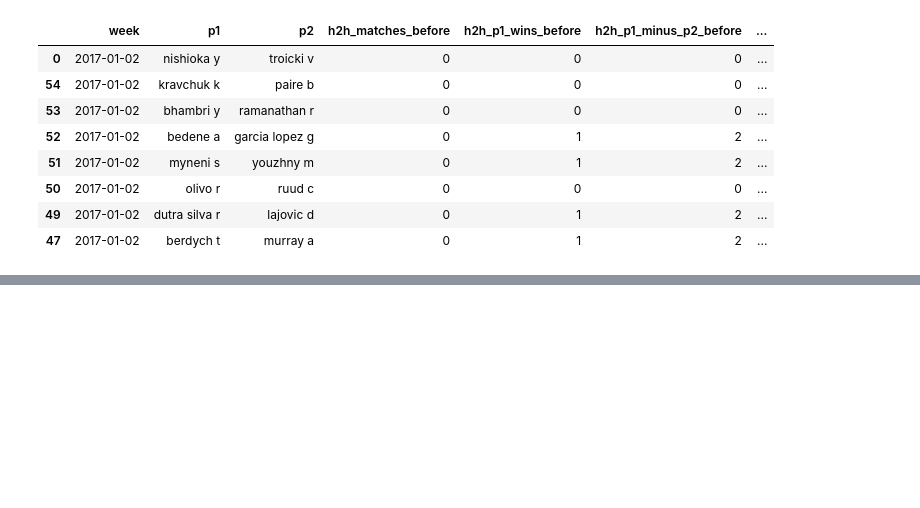
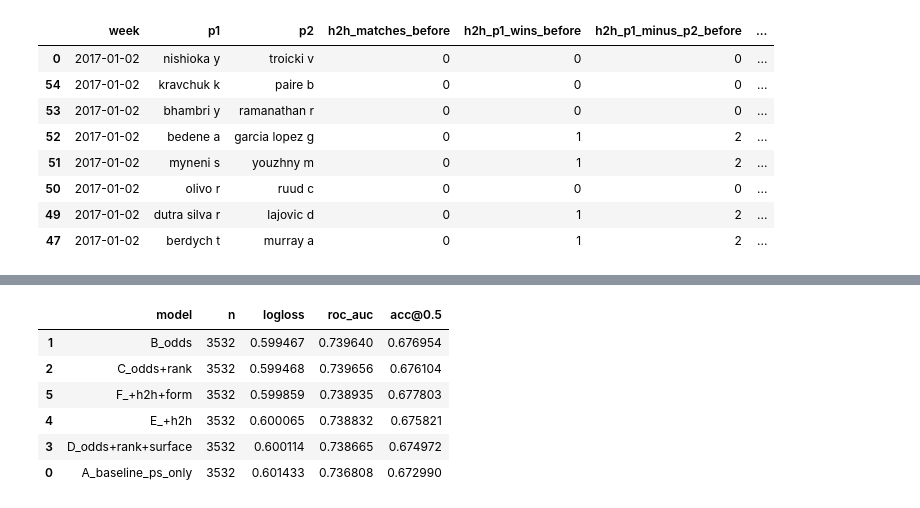
Before and after one commit to lexforfree/course_work, a Jupyter notebook: Untitled.ipynb, the cells around one changed output, grey strips where cells are left out. Saved outputs shown, nothing was run; the diff lists cells and outputs as text; code cells hidden in the pictures; blank space fills up the shorter version.

```diff
--- a/Untitled.ipynb
+++ b/Untitled.ipynb
@@ -251,0 +395,72 @@ joined[['form_p1_last10','form_p2_last10','form_diff_p1_minus_p2_last10']].head(
+# %%
+# Ablation study + coefficient inspection + calibration
+from sklearn.base import clone
+from sklearn.calibration import calibration_curve
+import matplotlib.pyplot as plt
+
+base_num = {
+    'ps': ['ps_imp_p1'],
+    'odds': ['ps_imp_p1', 'b365_imp_p1'],
+    'rank': ['rank_diff_p1_minus_p2', 'rank_points_diff_p1_minus_p2'],
+    'h2h': ['h2h_p1_minus_p2_before'],
+    'form': ['form_diff_p1_minus_p2_last10'],
+}
+
+def cols_exist(cols):
+    return [c for c in cols if c in X_train.columns]
+
+ablations = {
+    'A_baseline_ps_only': cols_exist(base_num['ps']),
+    'B_odds': cols_exist(base_num['odds']),
+    'C_odds+rank': cols_exist(base_num['odds'] + base_num['rank']),
+    'D_odds+rank+surface': cols_exist(base_num['odds'] + base_num['rank']) + feature_cols_cat,
+    'E_+h2h': cols_exist(base_num['odds'] + base_num['rank'] + base_num['h2h']) + feature_cols_cat,
+    'F_+h2h+form': cols_exist(base_num['odds'] + base_num['rank'] + base_num['h2h'] + base_num['form']) + feature_cols_cat,
+}
+
+pipe_template = Pipeline(steps=[
+    ('preprocess', preprocess),
+    ('model', LogisticRegression(max_iter=2000))
+])
+
+rows = []
+pred_store = {}
+
+for name, cols in ablations.items():
+    # rebuild preprocess with the selected columns
+    num_cols = [c for c in cols if c in feature_cols_num]
+    cat_cols = [c for c in cols if c in feature_cols_cat]
+
+    numeric_transformer = Pipeline(steps=[('imputer', SimpleImputer(strategy='median'))])
+    categorical_transformer = Pipeline(steps=[
+        ('imputer', SimpleImputer(strategy='most_frequent')),
+        ('onehot', OneHotEncoder(handle_unknown='ignore')),
+    ])
+
+    local_preprocess = ColumnTransformer(
+        transformers=[
+            ('num', numeric_transformer, num_cols),
+            ('cat', categorical_transformer, cat_cols),
+        ],
+        remainder='drop'
+    )
+
+    pipe = Pipeline(steps=[('preprocess', local_preprocess), ('model', LogisticRegression(max_iter=2000))])
+
+    pipe.fit(train_df[cols], y_train)
+    p = pipe.predict_proba(test_df[cols])[:, 1]
+    pred_store[name] = (p, pipe, cols)
+
+    m = eval_probs(y_test, p, name)
+    rows.append(m)
+
+ablation_df = pd.DataFrame(rows).sort_values('logloss')
+ablation_df
+# %% [output]
+|  | model | n | logloss | roc_auc | acc@0.5 |
+| 1 | B_odds | 3532 | 0.599467 | 0.739640 | 0.676954 |
+| 2 | C_odds+rank | 3532 | 0.599468 | 0.739656 | 0.676104 |
+| 5 | F_+h2h+form | 3532 | 0.599859 | 0.738935 | 0.677803 |
+| 4 | E_+h2h | 3532 | 0.600065 | 0.738832 | 0.675821 |
+| 3 | D_odds+rank+surface | 3532 | 0.600114 | 0.738665 | 0.674972 |
+| 0 | A_baseline_ps_only | 3532 | 0.601433 | 0.736808 | 0.672990 |
```
Also changed, not shown: parts of 6 cells of this notebook, 8 other files.
